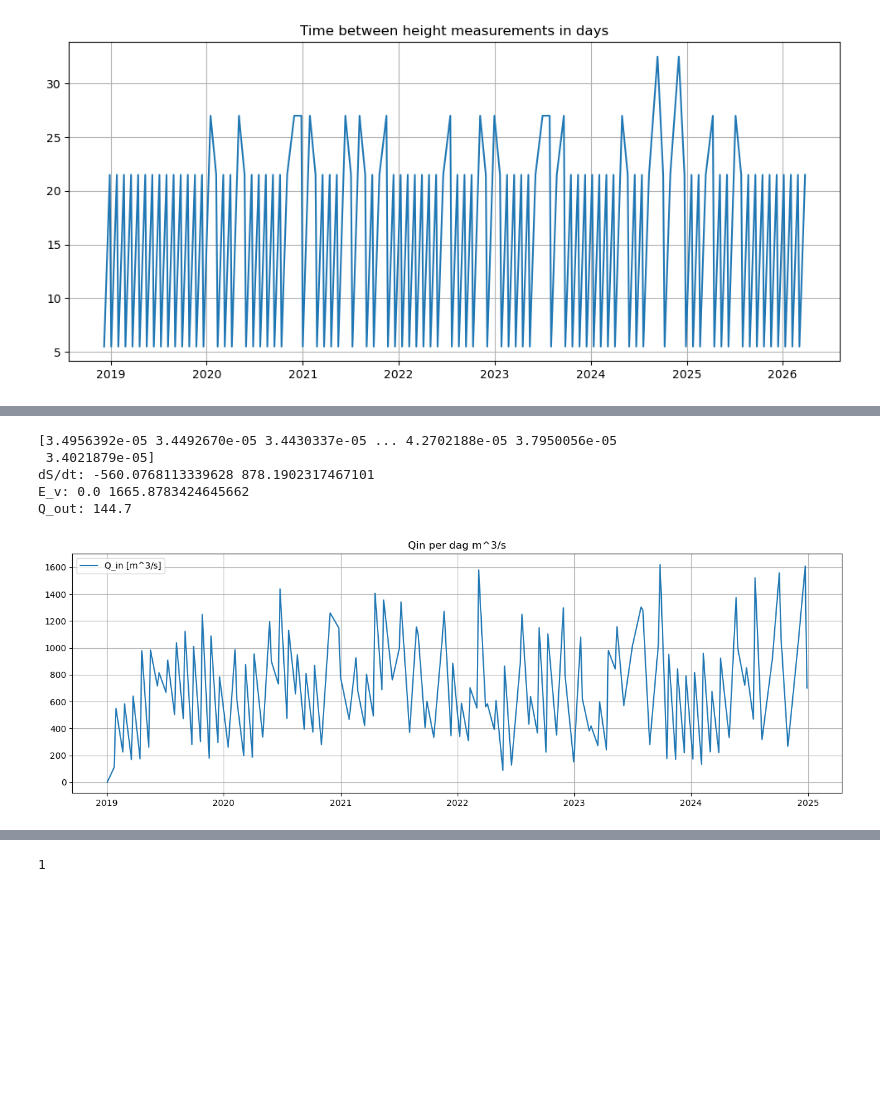
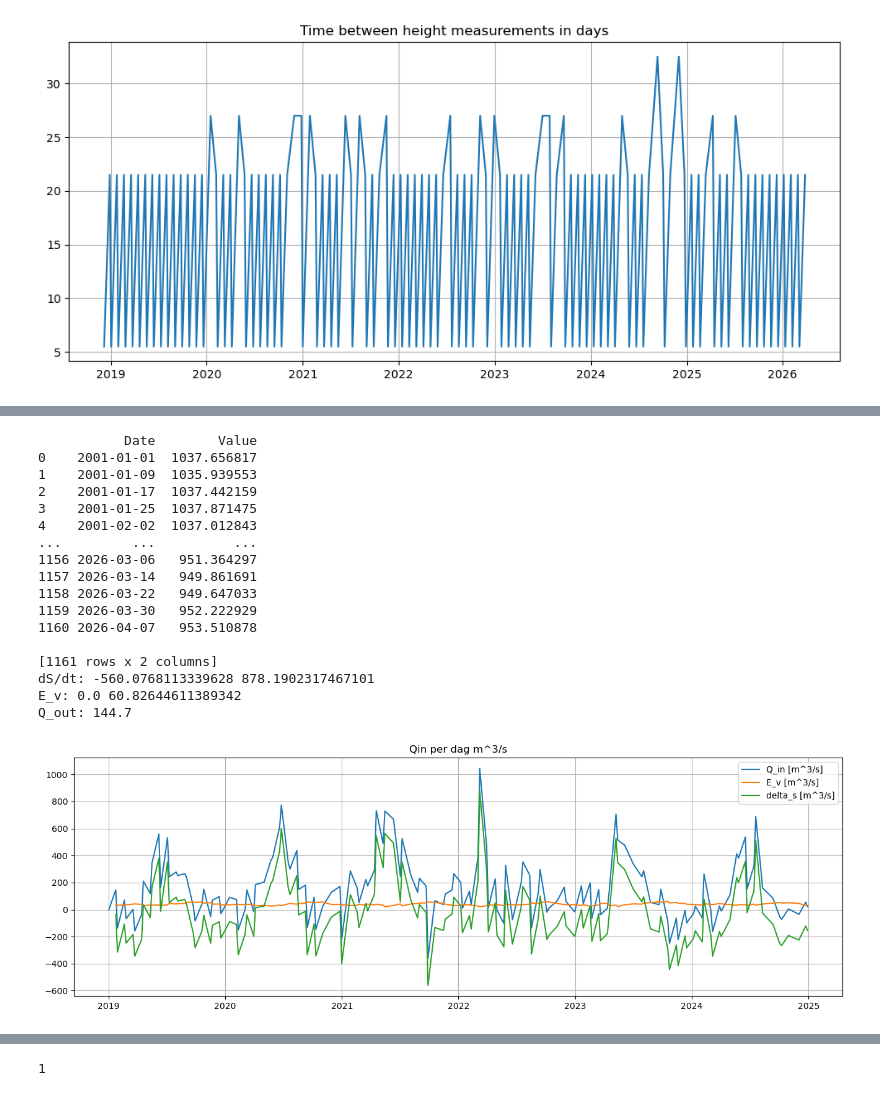
Before and after one commit to eWaterCycle/projects, a Jupyter notebook: Suriname_Model/Suriname_model.ipynb, the cells around one changed output, grey strips where cells are left out. Saved outputs shown, nothing was run; the diff lists cells and outputs as text; code cells hidden in the pictures; blank space fills up the shorter version.

```diff
--- a/Suriname_Model/Suriname_model.ipynb
+++ b/Suriname_Model/Suriname_model.ipynb
@@ -479,7 +344,7 @@ fig, ax1 = plt.subplots(figsize=(16,5))
 begin_datum = pd.to_datetime("2019-01-01")
 eind_datum = pd.to_datetime("2024-12-31")
 evap = evap.sel(time=slice(begin_datum, eind_datum))
-print(evap.values)
+# print(evap.values)
 # print(prec)
 
 height["datetime_local_none_test"] = height["datetime_local_none_test"][
@@ -491,8 +356,11 @@ height = height.reset_index(drop=True)
 opp = pd.read_csv(opp_file, delimiter=',', skiprows = 1)
 opp = opp.rename(columns={"Time (UTC)": "Date"})
 opp["Date"] = pd.to_datetime(opp["Date"], utc = True)
-# print(opp)
-# opp = opp.sel(time=slice(begin_datum, eind_datum))
+opp["Date"] = opp["Date"].dt.tz_localize(None)
+print(opp)
+
+area_interp = np.interp(height["datetime_local_none_test"].astype("int64"), opp["Date"].astype("int64"), opp["Value"])
+
 A = 1000 * 10**6                                                         # makkelijk getal genomen als oppervlakte meer
 
 Vv = V * 10**9                                                            # van km^3 naar m^3
@@ -516,46 +384,59 @@ for i in range(len(height["datetime_local_none_test"])-1):
     delta_s[i+1] = (Vv[i+1] - Vv[i]) / dt_seconds
 
     evap_interval = evap.sel(time=slice(t0, t1))
-    E[i+1] = evap_interval.sum().values * 10**-3 #/dt_seconds       # van mm/s naar m/s
-    # opp_interval = opp.sel(time=slice(t0, t1))
-    # opper[i] = opp_interval.mean().values
-    # E_v[i] = opp_interval * E[i]
-    E_v[i+1] = A * E[i+1]
-    # print(E[i+1], E_v[i+1])
+    E[i+1] = evap_interval.mean().values * 10**-3 #/dt_seconds       # van mm/s naar m/s
+
+    A_t = area_interp[i+1]
+    E_v[i+1] = A_t * 1e6 * E[i+1]
+
+    # E_v[i+1] = A * E[i+1]
 
     # instroom
-    Q_in_L[i+1] = delta_s[i+1] + E_v[i] + Q_out
+    Q_in_L[i+1] = delta_s[i+1] + E_v[i+1] + Q_out
     Q_in_L[i+1] = np.nan_to_num(Q_in_L[i+1], nan=0.0)
     Q_in_L_sum[i] = Q_in_L.sum()
     Q_in_L_sum_test = np.cumsum(Q_in_L)
 
 plt.plot(height["datetime_local_none_test"], Q_in_L, label = "Q_in [m^3/s]")
-# plt.plot(height["datetime_local_none_test"], E_v, label = "E_v [m^3/s]")
-# # plt.plot(height["datetime_local_none_test"], delta_s, label = "delta_s [m^3/s]")
+plt.plot(height["datetime_local_none_test"], E_v, label = "E_v [m^3/s]")
+plt.plot(height["datetime_local_none_test"], delta_s, label = "delta_s [m^3/s]")
+# plt.plot(height["datetime_local_none_test"], area_interp, label = "opp [m^3/s]")
 # plt.plot(height["datetime_local_none_test"], Q_in_L_sum_test, label = "sum [m^3]")
 plt.legend()
 plt.title("Qin per dag m^3/s")
 plt.grid();
 
 # print(len(Q_in_L))
 # print("Vv =",Vv)
 # print("Q_in_L =",Q_in_L)
 # print("delta_s = ",delta_s)
 # print("E_v = ",E_v)
 # print("Q_out =", Q_out);
 # print("Q_in_L.sum =",Q_in_L.sum())
 # print(Q_in_L)
 # print(Q_in_L_sum)
 print("dS/dt:", np.nanmin(delta_s), np.nanmax(delta_s))
 print("E_v:", np.nanmin(E_v), np.nanmax(E_v))
 print("Q_out:", Q_out)
 # %% [output]
-[3.4956392e-05 3.4492670e-05 3.4430337e-05 ... 4.2702188e-05 3.7950056e-05
- 3.4021879e-05]
+           Date        Value
+0    2001-01-01  1037.656817
+1    2001-01-09  1035.939553
+2    2001-01-17  1037.442159
+3    2001-01-25  1037.871475
+4    2001-02-02  1037.012843
+...         ...          ...
+1156 2026-03-06   951.364297
+1157 2026-03-14   949.861691
+1158 2026-03-22   949.647033
+1159 2026-03-30   952.222929
+1160 2026-04-07   953.510878
+
+[1161 rows x 2 columns]
 dS/dt: -560.0768113339628 878.1902317467101
-E_v: 0.0 1665.8783424645662
+E_v: 0.0 60.82644611389342
 Q_out: 144.7
-[figure, old version]
+[figure, new version]
 # %%
 print("dS/dt:", np.nanmin(delta_s), np.nanmax(delta_s))
 print("E_v:", np.nanmin(E_v), np.nanmax(E_v))
```
Also changed, not shown: parts of 5 cells of this notebook.
